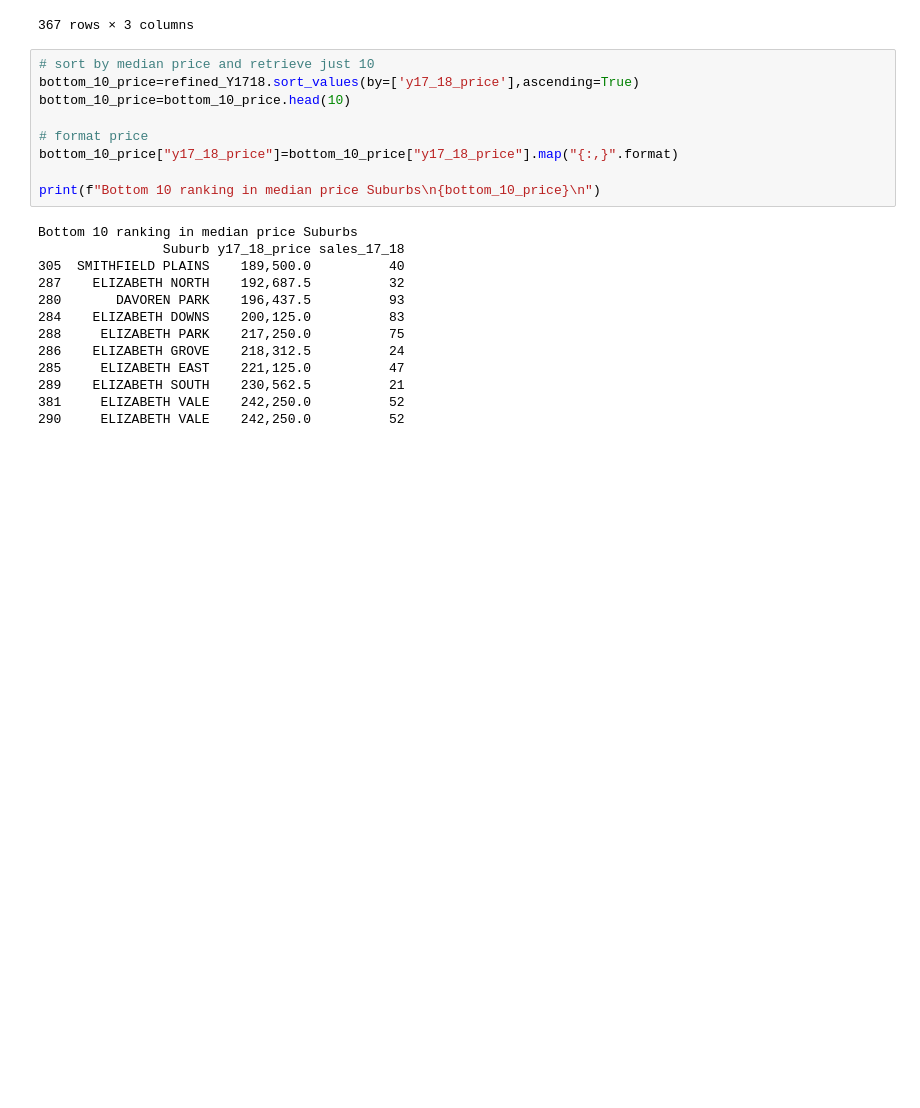
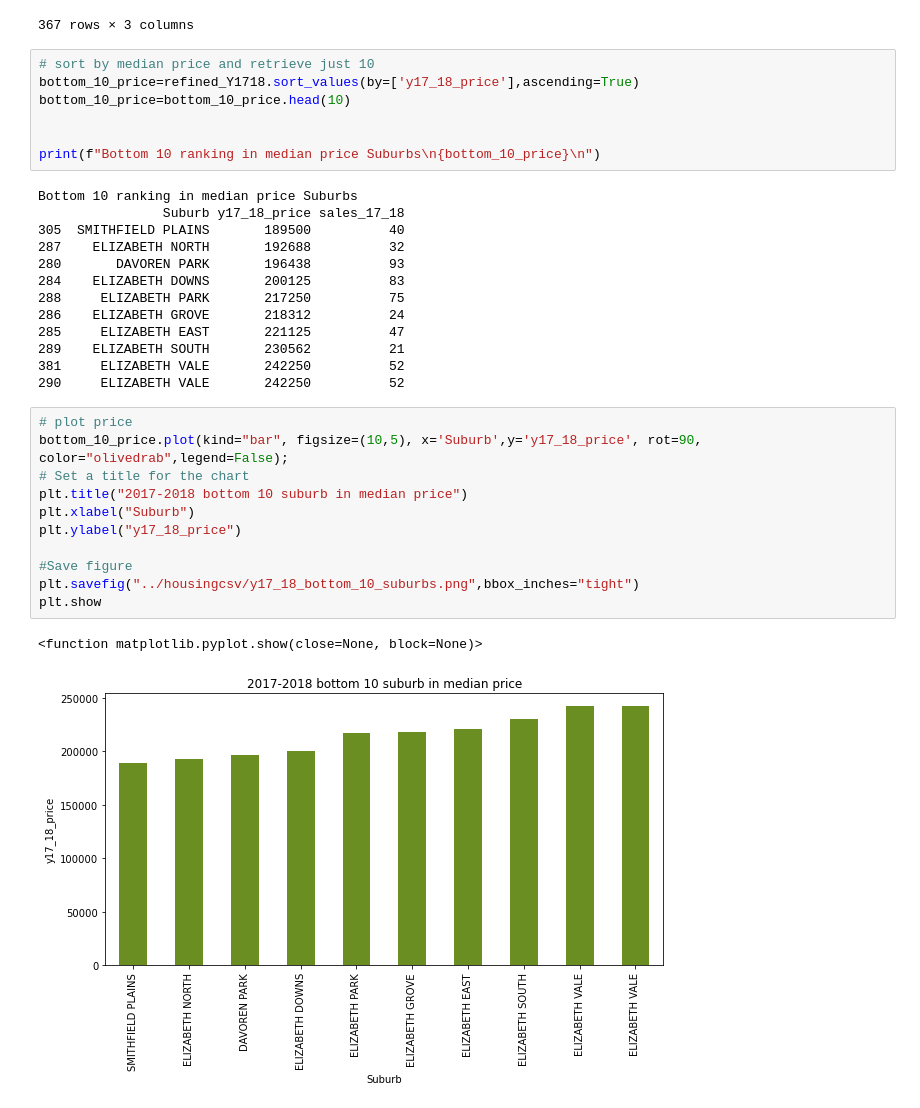
Before and after one commit to Sprettle/Chevrolet-Chilis, a Jupyter notebook: Resources/housingxlsm_code/merge17_18.ipynb, the cells around one changed output. Drawn from its saved outputs; the diff is of its cells as text; blank space fills up the shorter version.

```diff
--- a/Resources/housingxlsm_code/merge17_18.ipynb
+++ b/Resources/housingxlsm_code/merge17_18.ipynb
@@ -163,23 +165,35 @@ refined_Y1718
 bottom_10_price=refined_Y1718.sort_values(by=['y17_18_price'],ascending=True)
 bottom_10_price=bottom_10_price.head(10)
 
-# format price
-bottom_10_price["y17_18_price"]=bottom_10_price["y17_18_price"].map("{:,}".format)
 
 print(f"Bottom 10 ranking in median price Suburbs\n{bottom_10_price}\n")
 # %% [output]
 Bottom 10 ranking in median price Suburbs
                 Suburb y17_18_price sales_17_18
-305  SMITHFIELD PLAINS    189,500.0          40
-287    ELIZABETH NORTH    192,687.5          32
-280       DAVOREN PARK    196,437.5          93
-284    ELIZABETH DOWNS    200,125.0          83
-288     ELIZABETH PARK    217,250.0          75
-286    ELIZABETH GROVE    218,312.5          24
-285     ELIZABETH EAST    221,125.0          47
-289    ELIZABETH SOUTH    230,562.5          21
-381     ELIZABETH VALE    242,250.0          52
-290     ELIZABETH VALE    242,250.0          52
+305  SMITHFIELD PLAINS       189500          40
+287    ELIZABETH NORTH       192688          32
+280       DAVOREN PARK       196438          93
+284    ELIZABETH DOWNS       200125          83
+288     ELIZABETH PARK       217250          75
+286    ELIZABETH GROVE       218312          24
+285     ELIZABETH EAST       221125          47
+289    ELIZABETH SOUTH       230562          21
+381     ELIZABETH VALE       242250          52
+290     ELIZABETH VALE       242250          52
+# %%
+# plot price
+bottom_10_price.plot(kind="bar", figsize=(10,5), x='Suburb',y='y17_18_price', rot=90, color="olivedrab",legend=False);
+# Set a title for the chart
+plt.title("2017-2018 bottom 10 suburb in median price")
+plt.xlabel("Suburb")
+plt.ylabel("y17_18_price")
+
+#Save figure
+plt.savefig("../housingcsv/y17_18_bottom_10_suburbs.png",bbox_inches="tight")
+plt.show
+# %% [output]
+<function matplotlib.pyplot.show(close=None, block=None)>
+[figure, added]
 # %%
 # sort by median price and retrieve just 10
 top_10_price=refined_Y1718.sort_values(by=['y17_18_price'],ascending=False)
```
Also changed, not shown: parts of 3 cells of this notebook, 27 other files.
